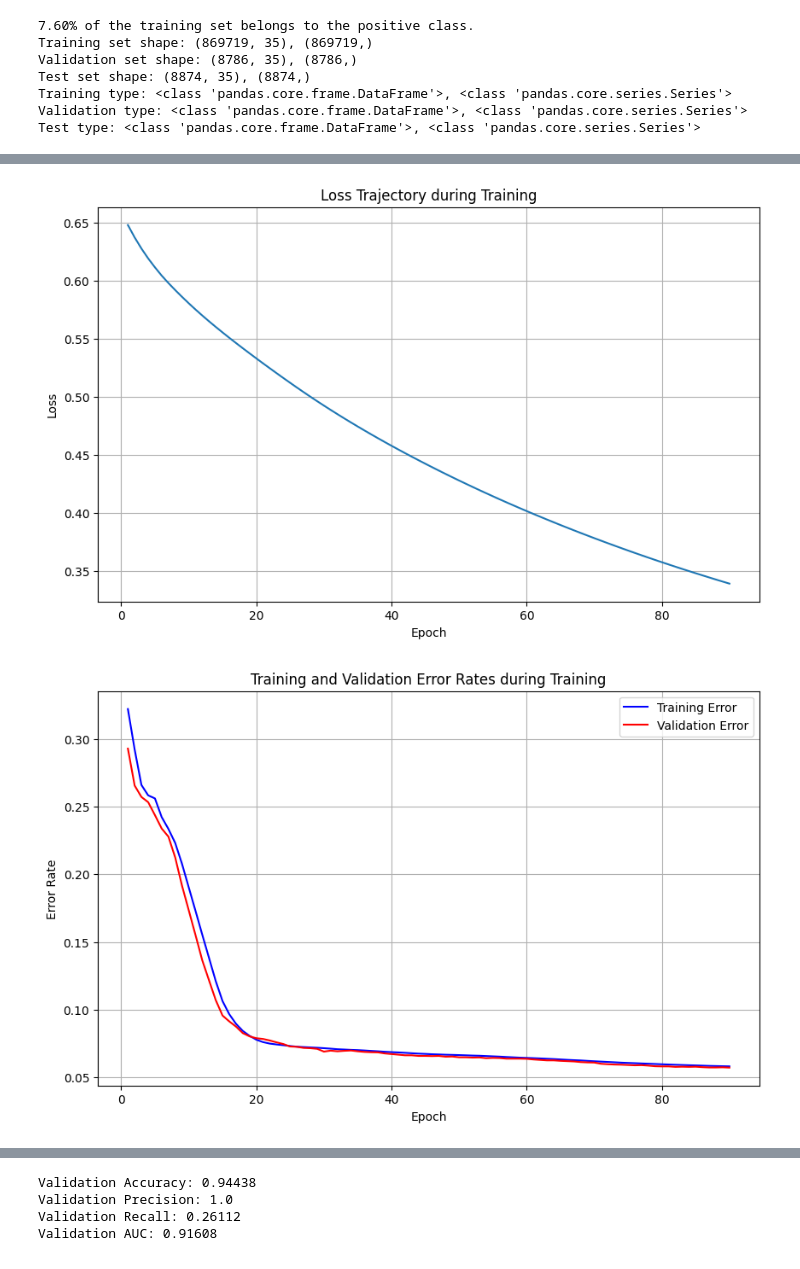
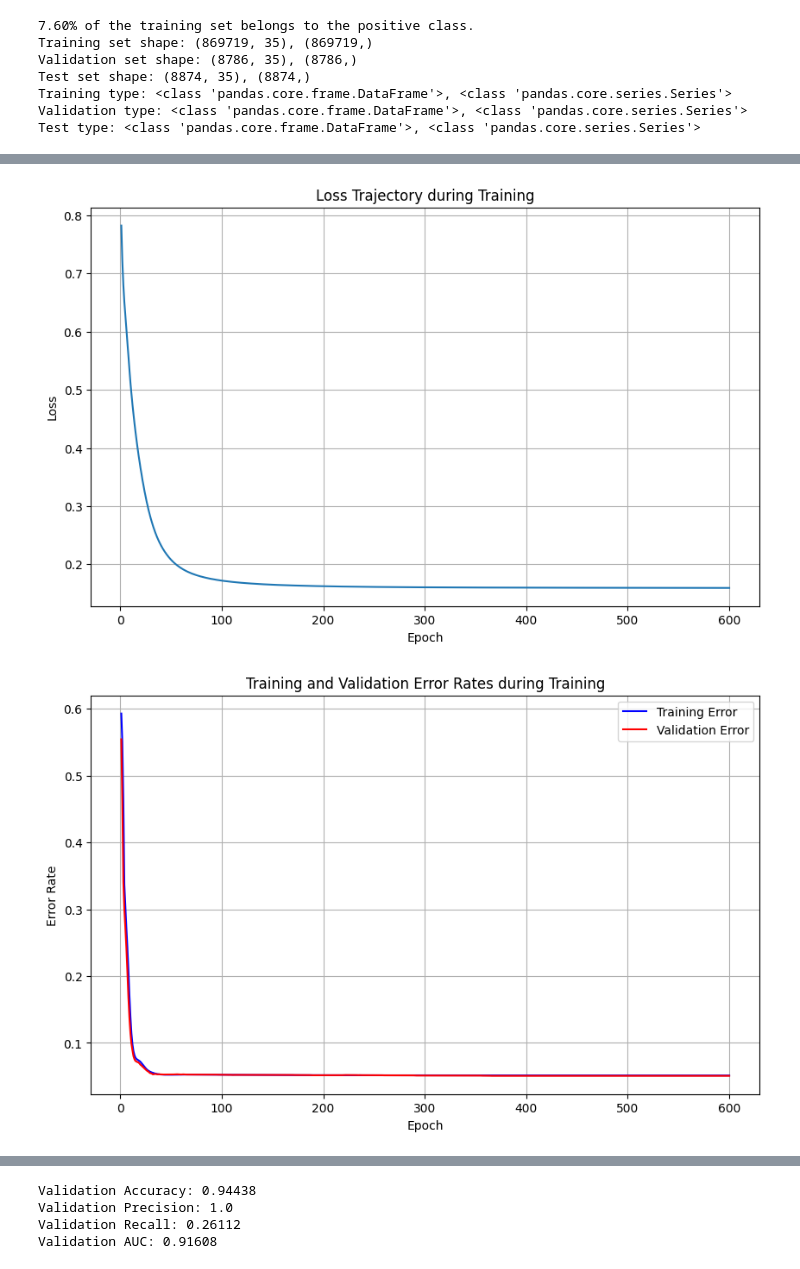
Before and after one commit to Marcusleeleelee/FTEC4998-4999, a Jupyter notebook: FTEC4998_4999.ipynb, the cells around one changed output, grey strips where cells are left out. Saved outputs shown, nothing was run; the diff lists cells and outputs as text; code cells hidden in the pictures.

```diff
--- a/FTEC4998_4999.ipynb
+++ b/FTEC4998_4999.ipynb
@@ -322,18 +322,6 @@ def evaluate_metrics(model, X, y):
 
     return precision, recall, auc
 def print_metrics_horizontally(accuracy, precision, recall, auc):
-    """
-    Function to print validation metrics in a horizontal table format.
-
-    Parameters:
-    - accuracy (float): Validation accuracy.
-    - precision (float): Validation precision.
-    - recall (float): Validation recall.
-    - auc (float): Validation AUC.
-    """
-    # Create a table using pandas DataFrame
-    import pandas as pd
-
     # Round the metrics to 5 decimal places
     accuracy = round(accuracy, 5)
     precision = round(precision, 5)
@@ -342,22 +330,20 @@ def print_metrics_horizontally(accuracy, precision, recall, auc):
 
     # Create a DataFrame for horizontal display
     metrics_df = pd.DataFrame({
-        'Validation Accuracy': [round(accuracy, 5)],
-        'Validation Precision': [round(precision, 5)],
-        'Validation Recall': [round(recall, 5)],
-        'Validation AUC': [round(auc, 5)]
+        'Validation Accuracy': [accuracy],
+        'Validation Precision': [precision],
+        'Validation Recall': [recall],
+        'Validation AUC': [auc]
     })
-
-    # Print the DataFrame horizontally
     print(metrics_df.to_string(index=False))
 def df_to_tensor(x, y, device=device): # ok
     assert isinstance(x, pd.DataFrame) and isinstance(y, pd.Series), str((type(x), type(y)))
     return (torch.tensor(x.to_numpy(), dtype=torch.float32).to(device),  torch.tensor(y.values.ravel(), dtype=torch.float32).unsqueeze(1).to(device))
 # %%
-# @title Default title text
+# @title Logistic Regression
 # Define the Logistic Regression model as a simple neural network
 class LogisticRegressionModel(nn.Module):
-    def __init__(self, train_x, train_y, lr=0.01):
+    def __init__(self, train_x, train_y, lr=0.05):
         super(LogisticRegressionModel, self).__init__()
 
         # Convert training data to tensors and move to the specified device (GPU/CPU)
@@ -378,7 +364,7 @@ class LogisticRegressionModel(nn.Module):
         self.optimizer = optim.Adam(self.parameters(), lr=lr)
 
         # Set the number of training epochs
-        self.epochs = 90
+        self.epochs = 600
 
     def forward(self, x):
         """
@@ -436,4 +433,4 @@ Epoch [50/90], Loss: 0.4278, Train Error: 57733/869719, Valid Error: 569/8786
 Valid pred: [0. 0. 0. ... 0. 0. 0.]
-[figure, old version]
+[figure, new version]
-[figure, old version]
+[figure, new version]
 # %%
```
Also changed, not shown: parts of 4 cells of this notebook.
